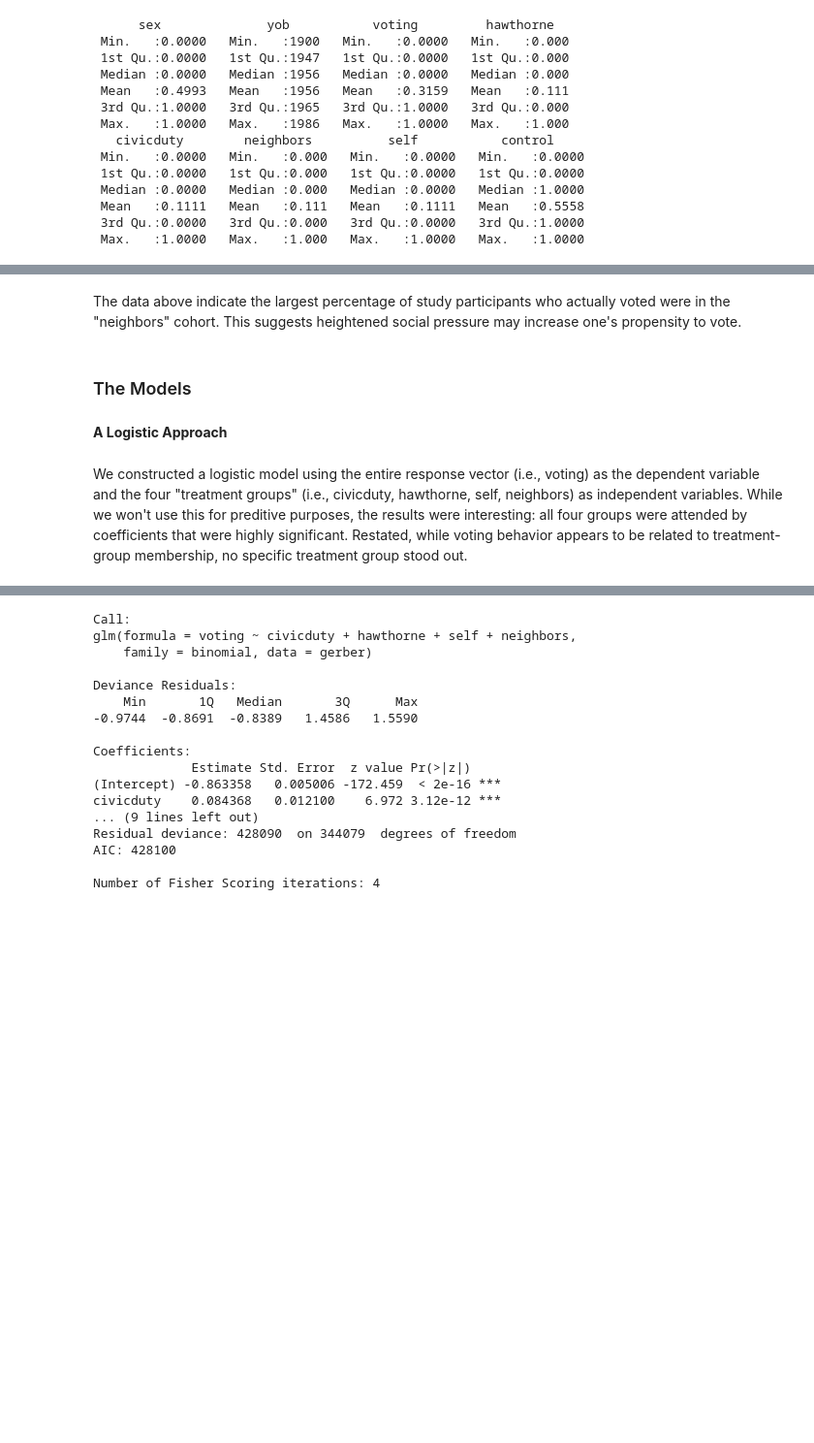
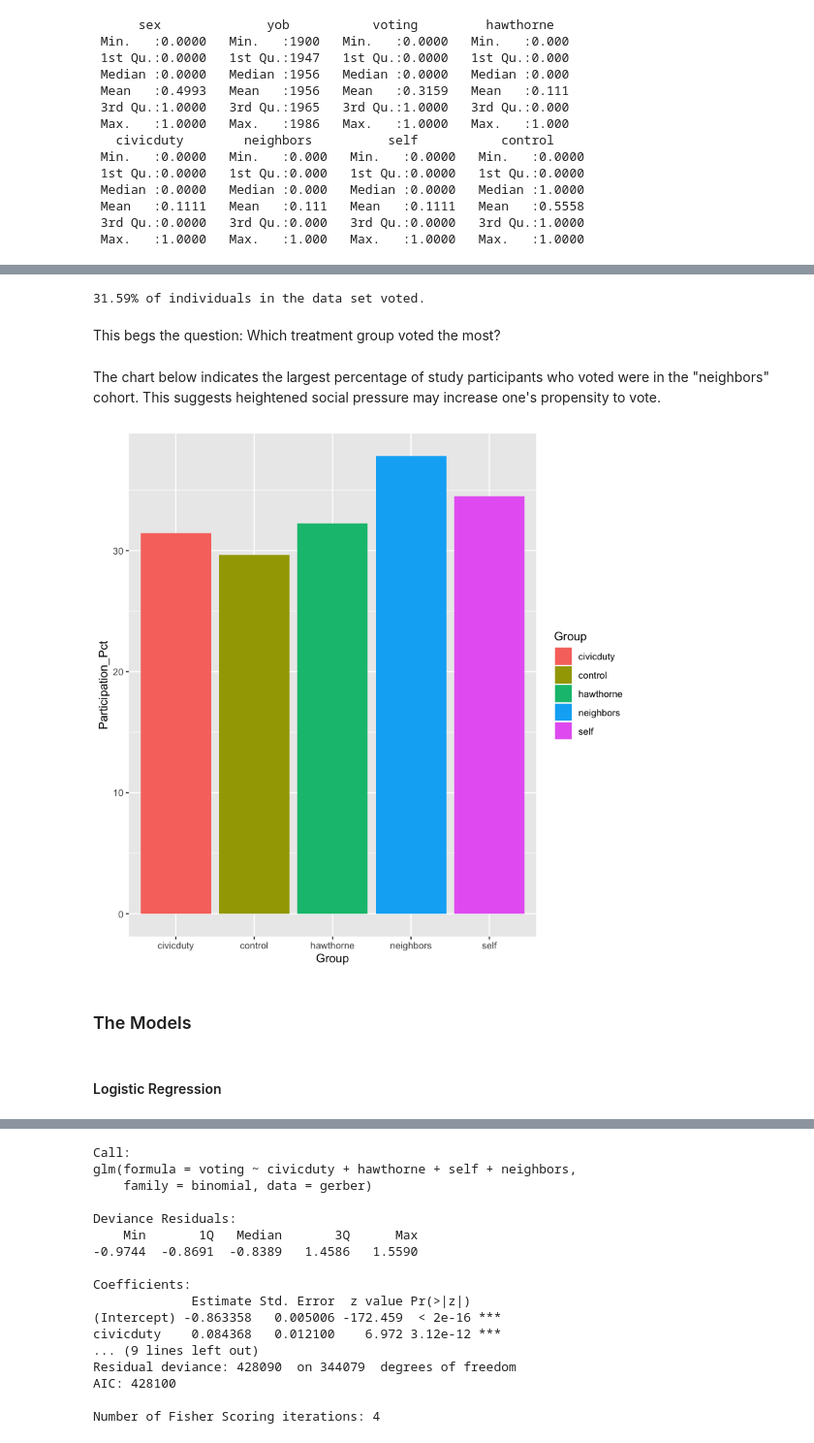
Before and after one commit to RDallavia/MITxDataAnalyticsEdge, a Jupyter notebook: CARTandRFModels/VotingBehavior.ipynb, the cells around one changed output, grey strips where cells are left out. Shown: that part at 97% size. Cells and saved outputs as stored; diff of their text form; code cells hidden in the pictures; blank space fills up the shorter version.

Commit message:
voting revised

```diff
--- a/CARTandRFModels/VotingBehavior.ipynb
+++ b/CARTandRFModels/VotingBehavior.ipynb
@@ -85,5 +74,0 @@ voter_percent = function(df, x, y, table_cell){
-# %%
-columns = c(colnames(gerber)[4:8])
-for (i in columns){
-    print(paste(voter_percent(gerber, i, "voting", 4), "% of the ", i ," group voted.", sep=""))
-}
@@ -96,8 +112,38 @@ for (i in columns){
+# %%
+voting_mean = mean(gerber$voting)
+cat(paste(round(voting_mean,4)*100,"% of individuals in the data set voted.", sep=""))
+# %% [output]
+31.59% of individuals in the data set voted.
+# %% [markdown]
+This begs the question: Which treatment group voted the most?
+# %%
+cols = names(gerber)
+groups = cols[4:8]
 # %% [markdown]
-The data above indicate the largest percentage of study participants who actually voted were in the "neighbors" cohort. This suggests heightened social pressure may increase one's propensity to vote.
+The chart below indicates the largest percentage of study participants who voted were in the "neighbors" cohort. This suggests heightened social pressure may increase one's propensity to vote.
+# %%
+voting_pct = function (groups) {
+
+    percents = OrderedDict$new()
+
+    for (i in groups) {
+
+        percent = round((tapply(gerber$voting, gerber[i], mean)[[2]]),4)*100
+
+        percents$set(i,percent)
+    }
+
+    return(percents)
+}
+
+voter_participation=voting_pct(groups)
+voter_participation= as.data.frame(voter_participation$as_list())
+voter_participation %>%
+  gather(Group,Participation_Pct) %>%
+  ggplot(aes(Group,Participation_Pct,fill=Group))+geom_col()
+# %% [output]
+[figure, added]
 # %% [markdown]
 ### The Models ###
 # %% [markdown]
-**A Logistic Approach**
+####  Logistic Regression ####
-# %% [markdown]
-We constructed a logistic model using the entire response vector (i.e., voting) as the dependent variable and the four "treatment groups" (i.e., civicduty, hawthorne, self, neighbors) as independent variables. While we won't use this for preditive purposes, the results were interesting: all four groups were attended by coefficients that were highly significant. Restated, while voting behavior appears to be related to treatment-group membership, no specific treatment group stood out.
```
Also changed, not shown: parts of 91 cells of this notebook.
